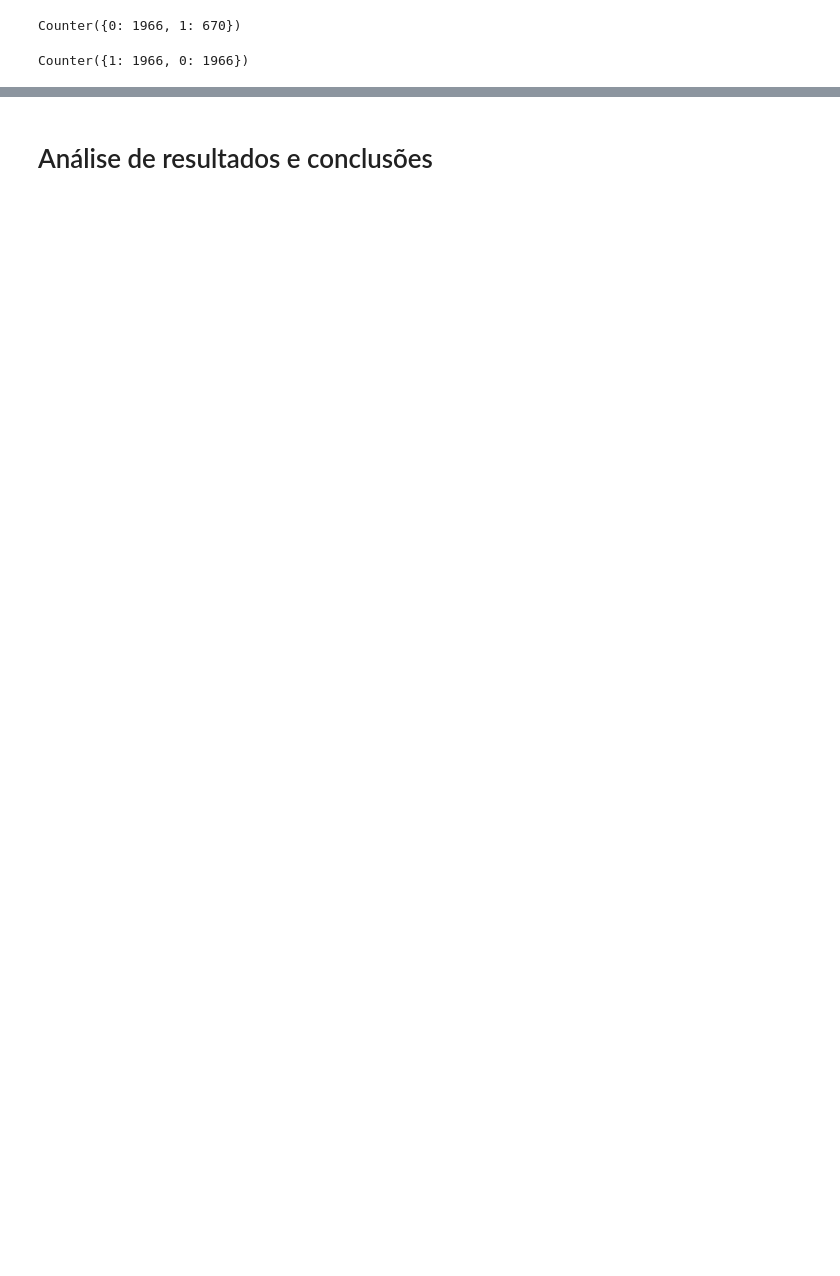
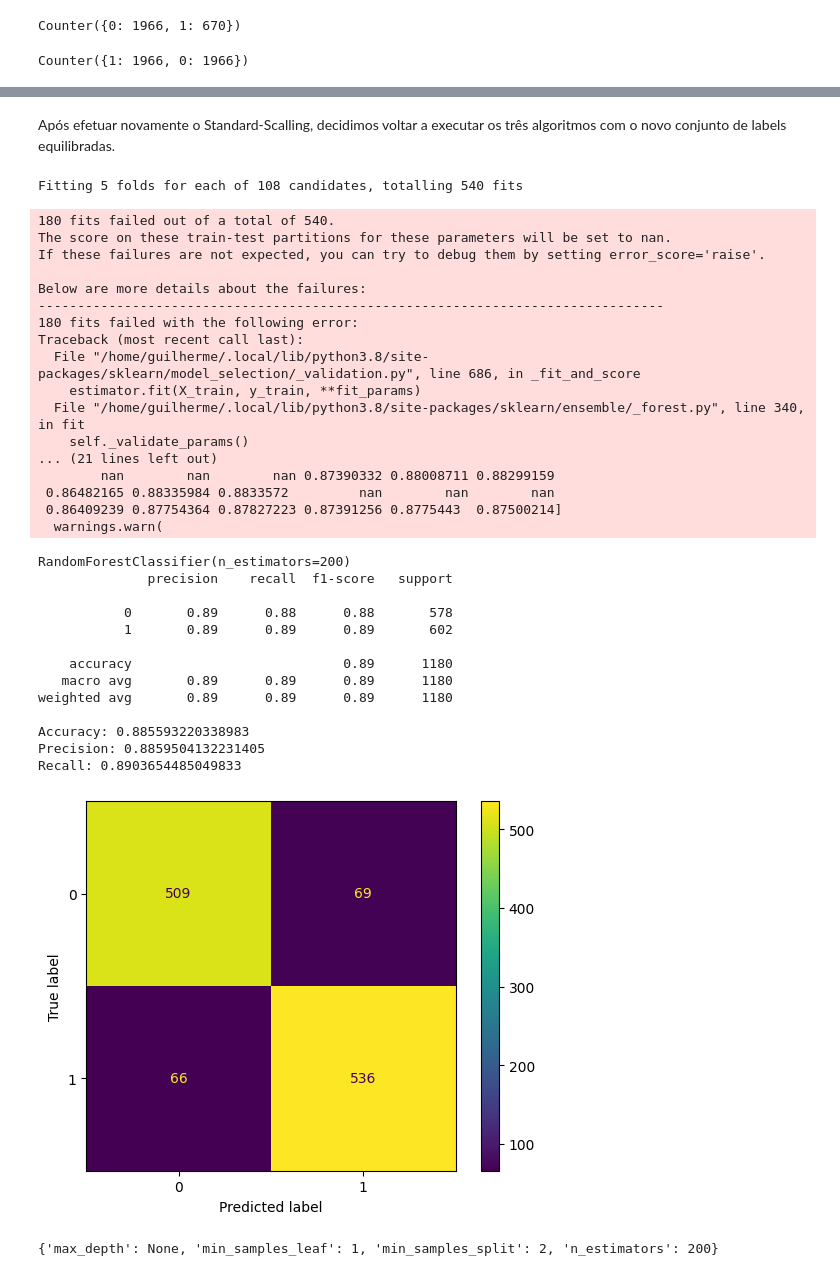
Before and after one commit to guilhermevaz8/LungCancer, a Jupyter notebook: LabIACDreal.ipynb, the cells around one changed output, grey strips where cells are left out. Saved outputs shown, nothing was run; the diff lists cells and outputs as text; code cells hidden in the pictures; blank space fills up the shorter version.

```diff
--- a/LabIACDreal.ipynb
+++ b/LabIACDreal.ipynb
@@ -918,2 +786,0 @@ weighted avg       0.87      0.87      0.87      1189
-# %% [markdown]
-# Análise de resultados e conclusões
@@ -919,0 +794,66 @@ weighted avg       0.87      0.87      0.87      1189
+# %% [markdown]
+Após efetuar novamente o Standard-Scalling, decidimos voltar a executar os três algoritmos com o novo conjunto de labels equilibradas.
+# %%
+param_grid={'max_depth':[3,5,10,None],
+              'n_estimators':[10,100,200],
+              'min_samples_leaf':[1,2,3],
+              'min_samples_split':[1,2,3]
+           }
+
+
+grid = GridSearchCV(RandomForestClassifier(),param_grid,refit=True,verbose=1);
+grid.fit(X_train, y_train)
+print(grid.best_estimator_)
+
+grid_predictions = grid.predict(X_test)
+print(classification_report(y_test,grid_predictions))
+
+
+cm = confusion_matrix(y_test, grid_predictions)
+ConfusionMatrixDisplay(confusion_matrix=cm).plot();
+
+accuracy = accuracy_score(y_test, grid_predictions)
+precision = precision_score(y_test, grid_predictions)
+recall = recall_score(y_test, grid_predictions)
+
+print("Accuracy:", accuracy)
+print("Precision:", precision)
+print("Recall:", recall)
+best_rf_da=grid
+# %% [output]
+Fitting 5 folds for each of 108 candidates, totalling 540 fits
+180 fits failed out of a total of 540.
+The score on these train-test partitions for these parameters will be set to nan.
+If these failures are not expected, you can try to debug them by setting error_score='raise'.
+
+Below are more details about the failures:
+--------------------------------------------------------------------------------
+180 fits failed with the following error:
+Traceback (most recent call last):
+  File "/home/guilherme/.local/lib/python3.8/site-packages/sklearn/model_selection/_validation.py", line 686, in _fit_and_score
+    estimator.fit(X_train, y_train, **fit_params)
+  File "/home/guilherme/.local/lib/python3.8/site-packages/sklearn/ensemble/_forest.py", line 340, in fit
+    self._validate_params()
+... (21 lines left out)
+        nan        nan        nan 0.87390332 0.88008711 0.88299159
+ 0.86482165 0.88335984 0.8833572         nan        nan        nan
+ 0.86409239 0.87754364 0.87827223 0.87391256 0.8775443  0.87500214]
+  warnings.warn(
+RandomForestClassifier(n_estimators=200)
+              precision    recall  f1-score   support
+
+           0       0.89      0.88      0.88       578
+           1       0.89      0.89      0.89       602
+
+    accuracy                           0.89      1180
+   macro avg       0.89      0.89      0.89      1180
+weighted avg       0.89      0.89      0.89      1180
+
+Accuracy: 0.885593220338983
+Precision: 0.8859504132231405
+Recall: 0.8903654485049833
+[figure, added]
+# %%
+print(grid.best_params_)
+# %% [output]
+{'max_depth': None, 'min_samples_leaf': 1, 'min_samples_split': 2, 'n_estimators': 200}
```
Also changed, not shown: parts of 45 cells of this notebook.
